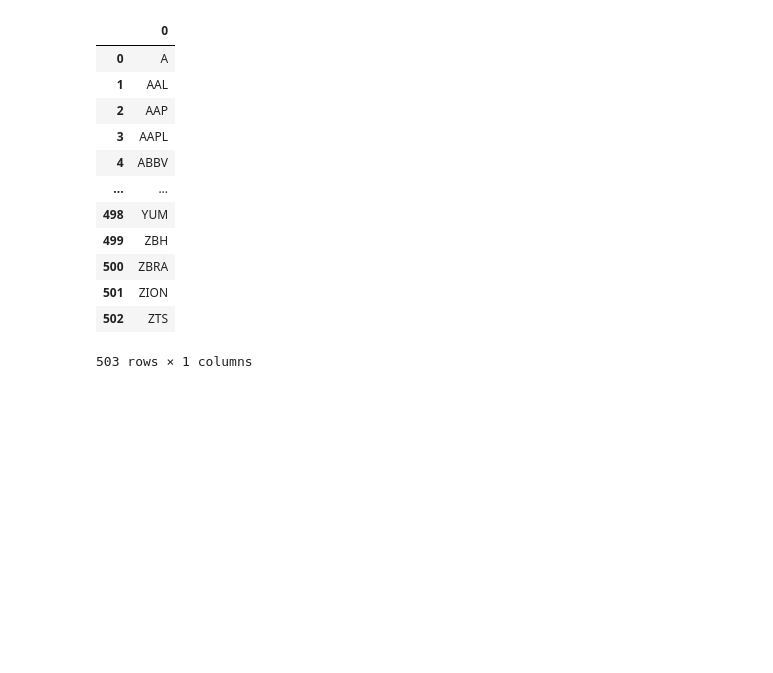
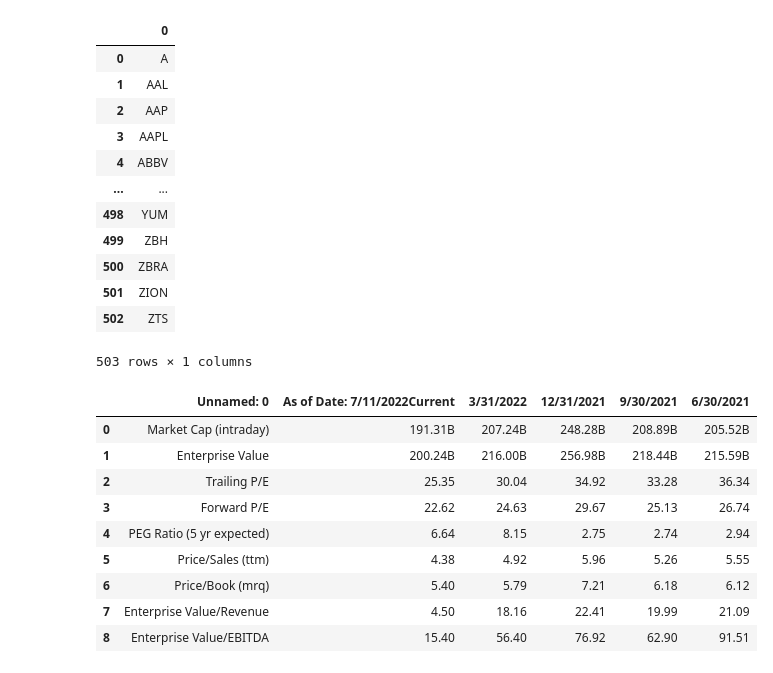
Before and after one commit to UCBFintechProject/valuation_bot, a Jupyter notebook: Project_2_yahoo_API.ipynb, the cells around one changed output. Saved outputs shown, nothing was run; the diff lists cells and outputs as text; code cells hidden in the pictures; blank space fills up the shorter version.

```diff
--- a/Project_2_yahoo_API.ipynb
+++ b/Project_2_yahoo_API.ipynb
@@ -52,4 +53,17 @@ sp
 | 501 | ZION |
 | 502 | ZTS |
 503 rows × 1 columns
+# %%
+si.get_stats_valuation(Stock_Symbol)
+# %% [output]
+|  | Unnamed: 0 | As of Date: 7/11/2022Current | 3/31/2022 | 12/31/2021 | 9/30/2021 | 6/30/2021 |
+| 0 | Market Cap (intraday) | 191.31B | 207.24B | 248.28B | 208.89B | 205.52B |
+| 1 | Enterprise Value | 200.24B | 216.00B | 256.98B | 218.44B | 215.59B |
+| 2 | Trailing P/E | 25.35 | 30.04 | 34.92 | 33.28 | 36.34 |
+| 3 | Forward P/E | 22.62 | 24.63 | 29.67 | 25.13 | 26.74 |
+| 4 | PEG Ratio (5 yr expected) | 6.64 | 8.15 | 2.75 | 2.74 | 2.94 |
+| 5 | Price/Sales (ttm) | 4.38 | 4.92 | 5.96 | 5.26 | 5.55 |
+| 6 | Price/Book (mrq) | 5.40 | 5.79 | 7.21 | 6.18 | 6.12 |
+| 7 | Enterprise Value/Revenue | 4.50 | 18.16 | 22.41 | 19.99 | 21.09 |
+| 8 | Enterprise Value/EBITDA | 15.40 | 56.40 | 76.92 | 62.90 | 91.51 |
 # %%
```
Also changed, not shown: parts of 7 cells of this notebook.
